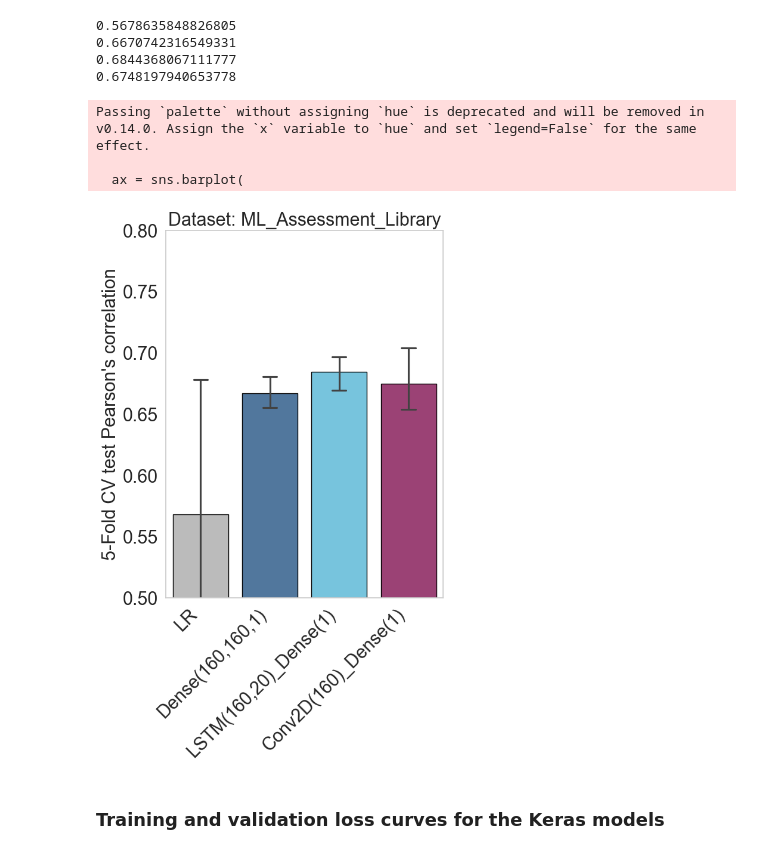
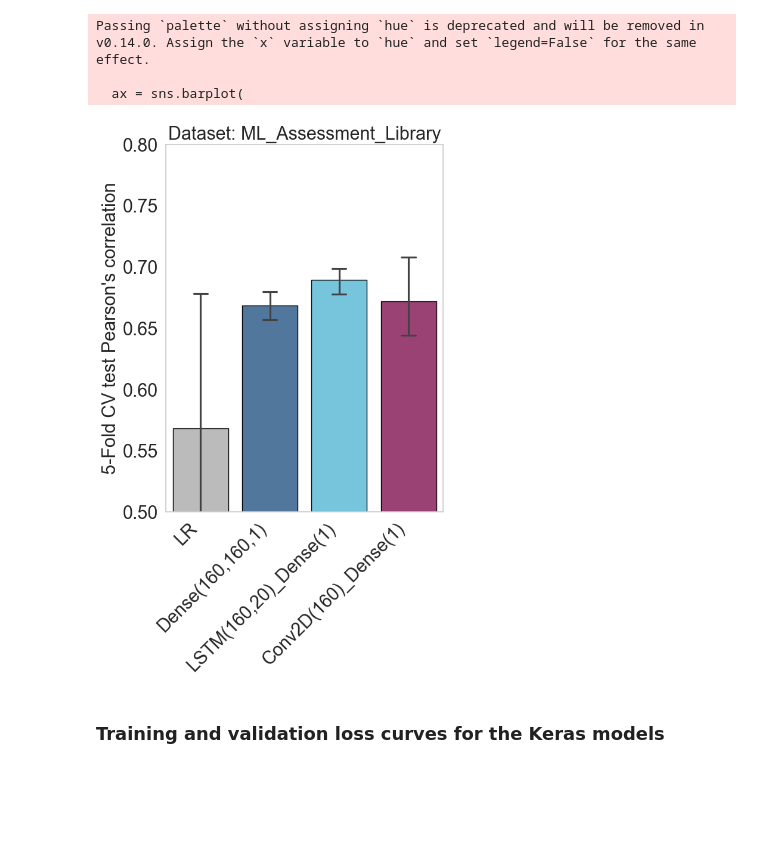
Before and after one commit to marinaluchner/ml-assisted-aav-engineering, a Jupyter notebook: make_supplementary_figure_S2b_and_S3b.ipynb, the cells around one changed output. Cells and saved outputs as stored; diff of their text form; code cells hidden in the pictures; blank space fills up the shorter version.

```diff
--- a/make_supplementary_figure_S2b_and_S3b.ipynb
+++ b/make_supplementary_figure_S2b_and_S3b.ipynb
@@ -373,42 +363,38 @@ df = pd.DataFrame(rows)
 palette = {model: colors[i % len(colors)] for i, model in enumerate(model_order)}
 
 sns.set_theme(style="whitegrid")
 
 plt.figure(figsize=(6, 8))
 
 ax = sns.barplot(
     data=df,
     x="Model",
     y="Pearson",
     order=model_order,
     estimator=np.mean,
     errorbar=("ci", 95),   # use ci=95 if seaborn < 0.12
     capsize=0.2,
     edgecolor='black',
     palette=palette
 )
 
 # ---- Styling to match your original ----
 ax.set_ylabel("5-Fold CV test Pearson's correlation", fontsize=22)
 ax.set_xlabel('')
 ax.set_xticklabels(ax.get_xticklabels(), rotation=45, ha='right', fontsize=22)
 ax.tick_params(axis='y', labelsize=22)
 ax.set_ylim(0.50, 0.80)
 ax.set_yticks(np.arange(0.5, 0.81, 0.05))
 
 ax.grid(False)
 plt.title("Dataset: ML_Assessment_Library", fontsize=22)
-plt.figsave('plots/supplementary_figure_S3b.png')
+plt.savefig('plots/supplementary_figure_S3b.png')
 plt.show()
 # %% [output]
-0.5678635848826805
-0.6670742316549331
-0.6844368067111777
-0.6748197940653778
+Passing `palette` without assigning `hue` is deprecated and will be removed in v0.14.0. Assign the `x` variable to `hue` and set `legend=False` for the same effect.
+
+  ax = sns.barplot(
-Passing `palette` without assigning `hue` is deprecated and will be removed in v0.14.0. Assign the `x` variable to `hue` and set `legend=False` for the same effect.
-
-  ax = sns.barplot(
-[figure, old version]
+[figure, new version]
 # %% [markdown]
 ### Training and validation loss curves for the Keras models
 # %%
```
Also changed, not shown: parts of 6 cells of this notebook.
